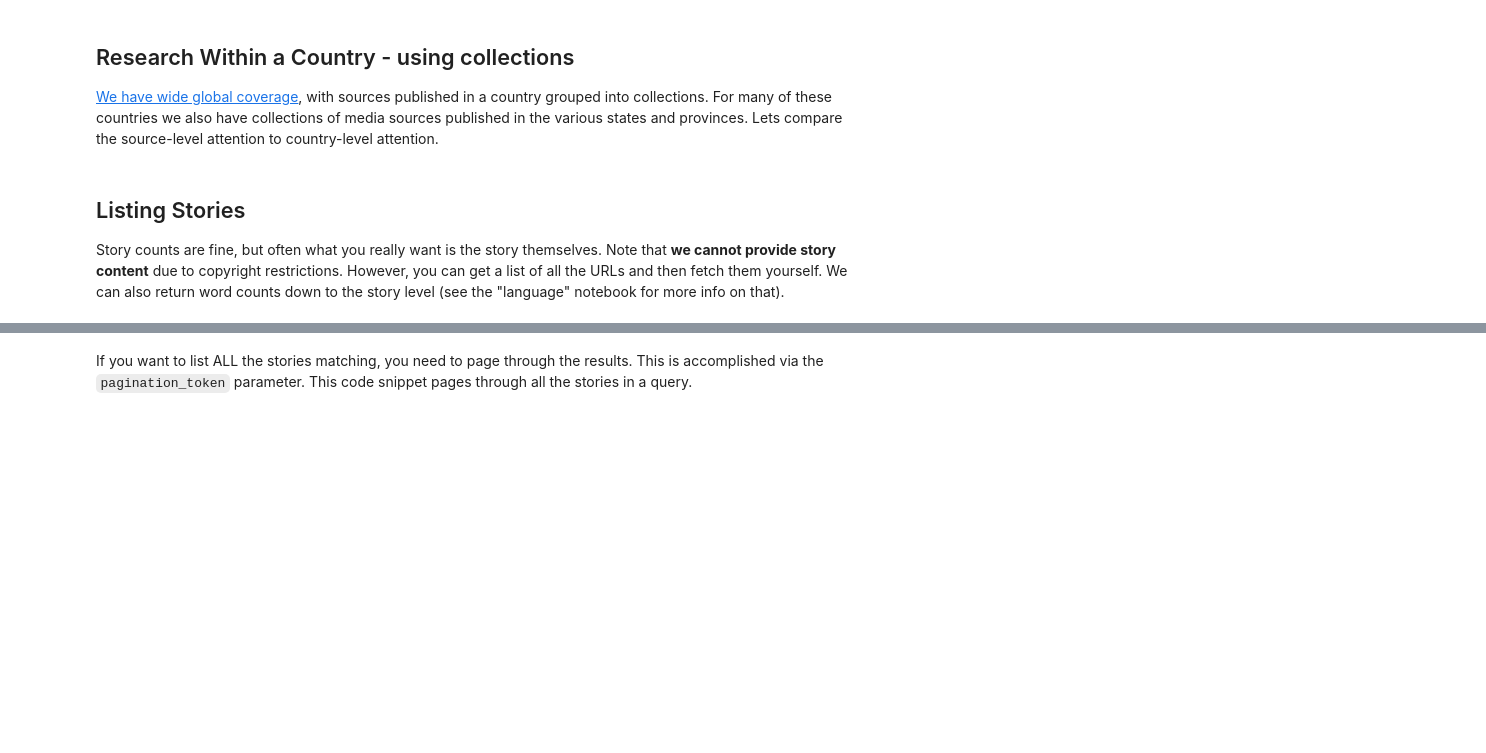
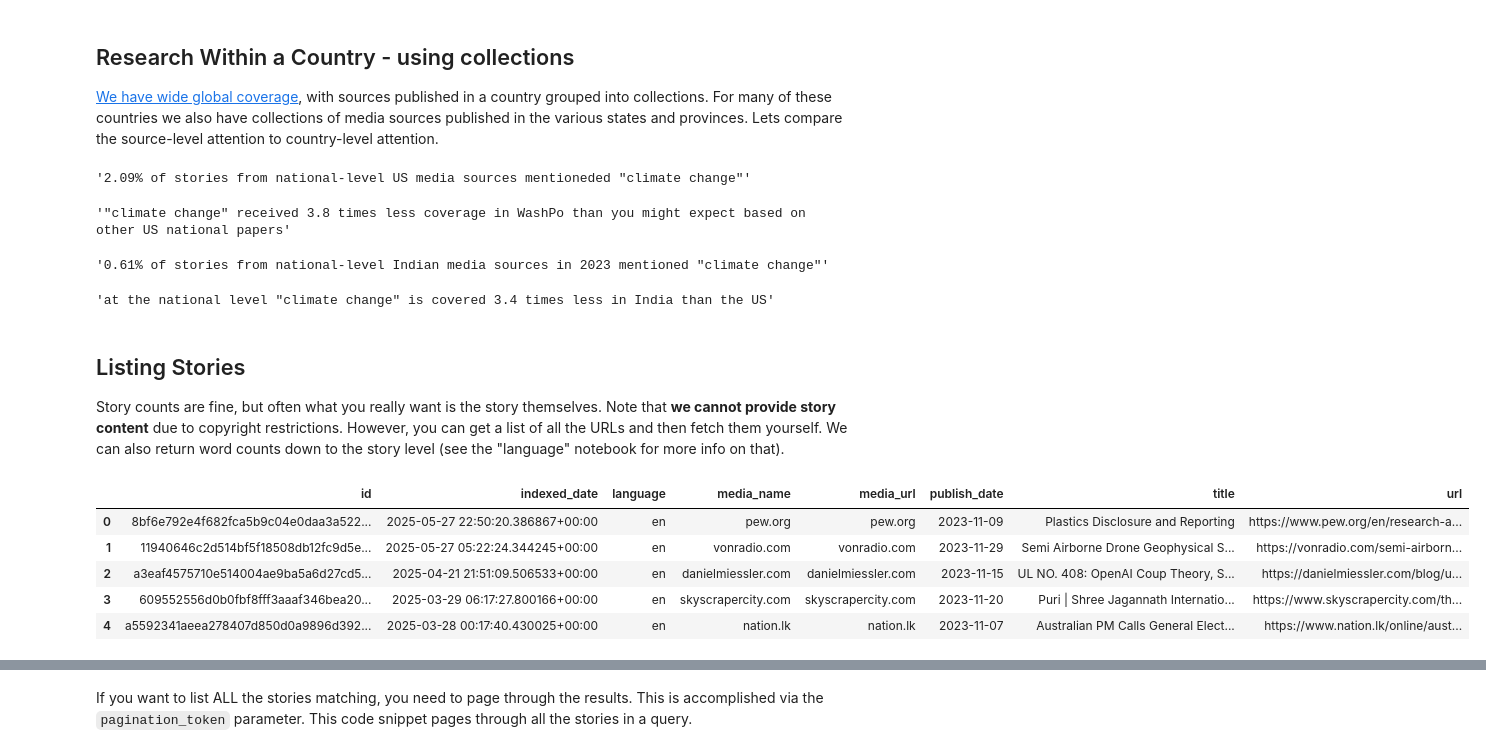
Before and after one commit to mediacloud/api-tutorial-notebooks, a Jupyter notebook: MC02 - attention.ipynb, the cells around one changed output, grey strips where cells are left out. Cells and saved outputs as stored; diff of their text form; code cells hidden in the pictures; blank space fills up the shorter version.

Commit message:
add story_sample example

```diff
--- a/MC02 - attention.ipynb
+++ b/MC02 - attention.ipynb
@@ -14,6 +15,7 @@ Our Python API exposes two methods that are particularly helpful for studying at
 # %%
 # Set up your API key and import needed things
 import os, mediacloud.api
+import pandas as pd
 from importlib.metadata import version
 from dotenv import load_dotenv
 import datetime as dt
@@ -21,6 +23,6 @@ from IPython.display import JSON
 import bokeh.io
 bokeh.io.reset_output()
 bokeh.io.output_notebook()
-MC_API_KEY = 'MY_API_KEY'
+MC_API_KEY = 'MY_KEY'
 search_api = mediacloud.api.SearchApi(MC_API_KEY)
 f'Using Media Cloud python client v{version("mediacloud")}'
@@ -70,21 +96,41 @@ US_NATIONAL_COLLECTION = 34412234
 results = search_api.story_count(my_query, start_date, end_date, collection_ids=[US_NATIONAL_COLLECTION])
 us_country_ratio = results['relevant'] / results['total']
 '{:.2%} of stories from national-level US media sources mentioneded "climate change"'.format(us_country_ratio)
+# %% [output]
+'2.09% of stories from national-level US media sources mentioneded "climate change"'
 # %%
 # now we can compare this to the source-level coverage
 coverage_ratio = 1 / (source_ratio / us_country_ratio)
 '"climate change" received {:.2} times less coverage in WashPo than you might expect based on other US national papers'.format(coverage_ratio)
+# %% [output]
+'"climate change" received 3.8 times less coverage in WashPo than you might expect based on other US national papers'
 # %%
 # or compare to another country (India in this case)
 INDIA_NATIONAL = 34412118
 results = search_api.story_count('"climate change"', start_date, end_date, collection_ids=[INDIA_NATIONAL])
 india_country_ratio = results['relevant'] / results['total']
 '{:.2%} of stories from national-level Indian media sources in 2023 mentioned "climate change"'.format(india_country_ratio)
+# %% [output]
+'0.61% of stories from national-level Indian media sources in 2023 mentioned "climate change"'
 # %%
 coverage_ratio =  1 / (india_country_ratio / us_country_ratio)
 'at the national level "climate change" is covered {:.2} times less in India than the US'.format(coverage_ratio)
+# %% [output]
+'at the national level "climate change" is covered 3.4 times less in India than the US'
 # %% [markdown]
 ## Listing Stories
 
 Story counts are fine, but often what you really want is the story themselves. Note that **we cannot provide story content** due to copyright restrictions. However, you can get a list of all the URLs and then fetch them yourself. We can also return word counts down to the story level (see the "language" notebook for more info on that).
+# %%
+# show a sample of stories matching the query
+stories, _ = search_api.story_list(my_query, start_date, end_date)
+df = pd.DataFrame(stories)
+df.head()
+# %% [output]
+|  | id | indexed_date | language | media_name | media_url | publish_date | title | url |
+| 0 | 8bf6e792e4f682fca5b9c04e0daa3a522... | 2025-05-27 22:50:20.386867+00:00 | en | pew.org | pew.org | 2023-11-09 | Plastics Disclosure and Reporting | https://www.pew.org/en/research-a... |
+| 1 | 11940646c2d514bf5f18508db12fc9d5e... | 2025-05-27 05:22:24.344245+00:00 | en | vonradio.com | vonradio.com | 2023-11-29 | Semi Airborne Drone Geophysical S... | https://vonradio.com/semi-airborn... |
+| 2 | a3eaf4575710e514004ae9ba5a6d27cd5... | 2025-04-21 21:51:09.506533+00:00 | en | danielmiessler.com | danielmiessler.com | 2023-11-15 | UL NO. 408: OpenAI Coup Theory, S... | https://danielmiessler.com/blog/u... |
+| 3 | 609552556d0b0fbf8fff3aaaf346bea20... | 2025-03-29 06:17:27.800166+00:00 | en | skyscrapercity.com | skyscrapercity.com | 2023-11-20 | Puri | Shree Jagannath Internatio... | https://www.skyscrapercity.com/th... |
+| 4 | a5592341aeea278407d850d0a9896d392... | 2025-03-28 00:17:40.430025+00:00 | en | nation.lk | nation.lk | 2023-11-07 | Australian PM Calls General Elect... | https://www.nation.lk/online/aust... |
 # %%
```
Also changed, not shown: parts of 10 cells of this notebook.
